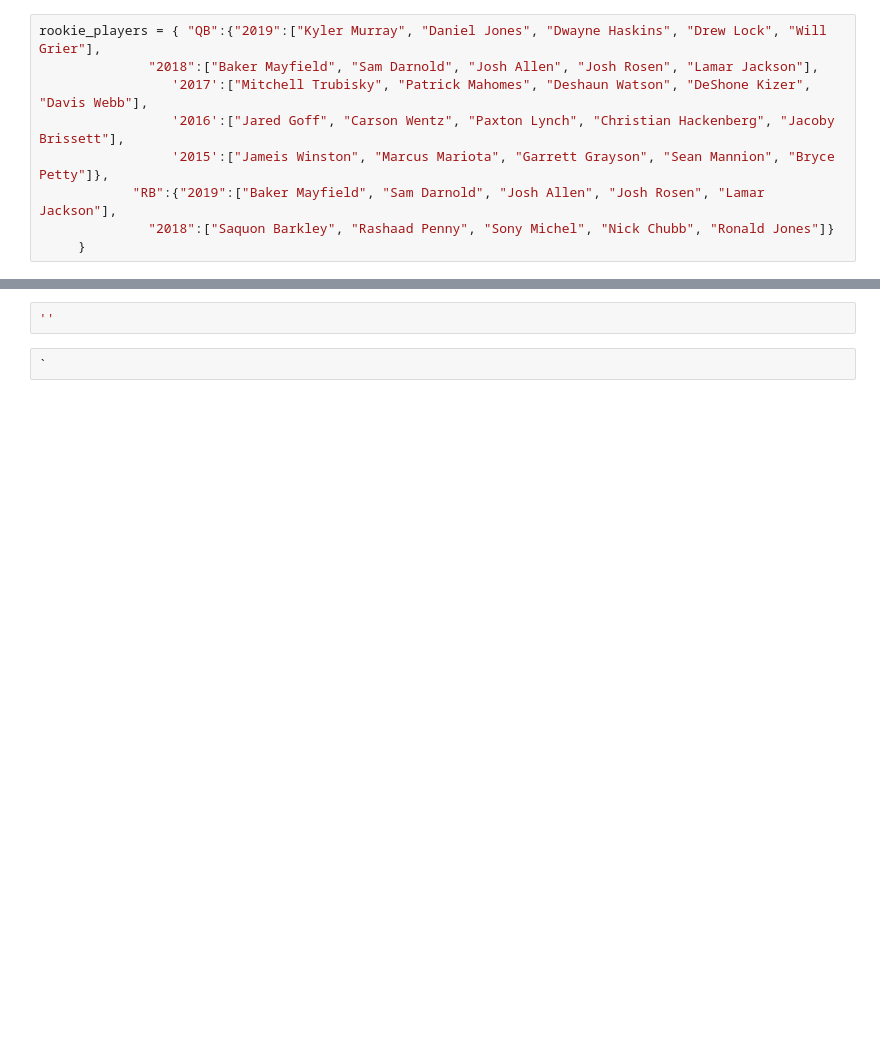
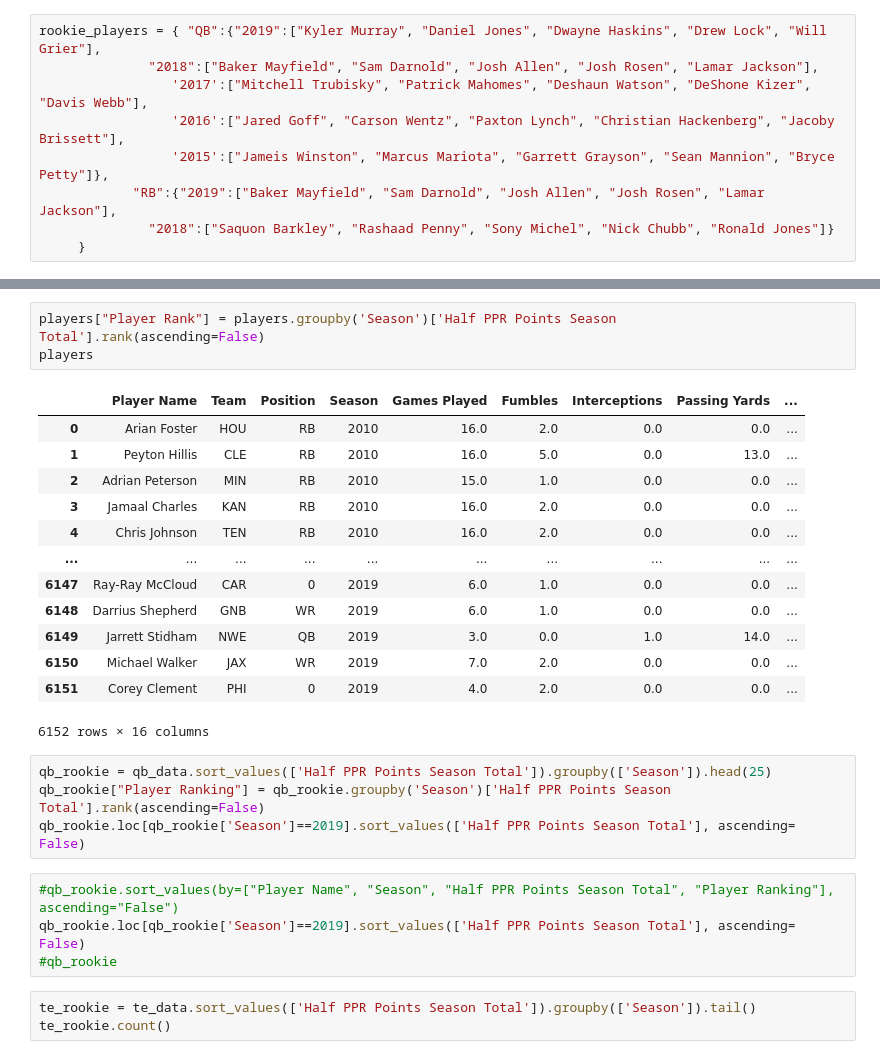
Before and after one commit to hathawayryan/project_one, a Jupyter notebook: main.ipynb, the cells around one changed output, grey strips where cells are left out. Saved outputs shown, nothing was run; the diff lists cells and outputs as text; blank space fills up the shorter version.

Commit message:
Adding player rank column to player_df

```diff
--- a/main.ipynb
+++ b/main.ipynb
@@ -579,4 +653,28 @@ print(rookie_players)
-# %%
-''
-# %%
-`
+# %%
+players["Player Rank"] = players.groupby('Season')['Half PPR Points Season Total'].rank(ascending=False)
+players
+# %% [output]
+|  | Player Name | Team | Position | Season | Games Played | Fumbles | Interceptions | Passing Yards | ... |
+| 0 | Arian Foster | HOU | RB | 2010 | 16.0 | 2.0 | 0.0 | 0.0 | ... |
+| 1 | Peyton Hillis | CLE | RB | 2010 | 16.0 | 5.0 | 0.0 | 13.0 | ... |
+| 2 | Adrian Peterson | MIN | RB | 2010 | 15.0 | 1.0 | 0.0 | 0.0 | ... |
+| 3 | Jamaal Charles | KAN | RB | 2010 | 16.0 | 2.0 | 0.0 | 0.0 | ... |
+| 4 | Chris Johnson | TEN | RB | 2010 | 16.0 | 2.0 | 0.0 | 0.0 | ... |
+| ... | ... | ... | ... | ... | ... | ... | ... | ... | ... |
+| 6147 | Ray-Ray McCloud | CAR | 0 | 2019 | 6.0 | 1.0 | 0.0 | 0.0 | ... |
+| 6148 | Darrius Shepherd | GNB | WR | 2019 | 6.0 | 1.0 | 0.0 | 0.0 | ... |
+| 6149 | Jarrett Stidham | NWE | QB | 2019 | 3.0 | 0.0 | 1.0 | 14.0 | ... |
+| 6150 | Michael Walker | JAX | WR | 2019 | 7.0 | 2.0 | 0.0 | 0.0 | ... |
+| 6151 | Corey Clement | PHI | 0 | 2019 | 4.0 | 2.0 | 0.0 | 0.0 | ... |
+6152 rows × 16 columns
+# %%
+qb_rookie = qb_data.sort_values(['Half PPR Points Season Total']).groupby(['Season']).head(25)
+qb_rookie["Player Ranking"] = qb_rookie.groupby('Season')['Half PPR Points Season Total'].rank(ascending=False)
+qb_rookie.loc[qb_rookie['Season']==2019].sort_values(['Half PPR Points Season Total'], ascending= False)
+# %%
+#qb_rookie.sort_values(by=["Player Name", "Season", "Half PPR Points Season Total", "Player Ranking"], ascending="False")
+qb_rookie.loc[qb_rookie['Season']==2019].sort_values(['Half PPR Points Season Total'], ascending= False)
+#qb_rookie
+# %%
+te_rookie = te_data.sort_values(['Half PPR Points Season Total']).groupby(['Season']).tail()
+te_rookie.count()
```
Also changed, not shown: parts of 14 cells of this notebook.
